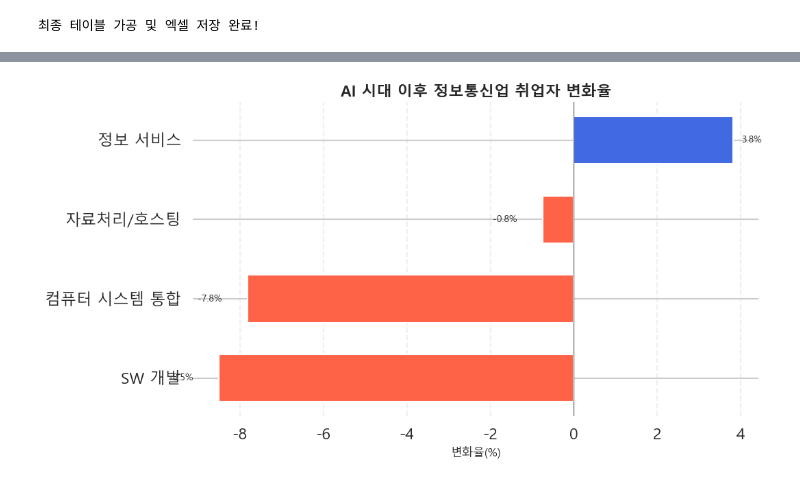
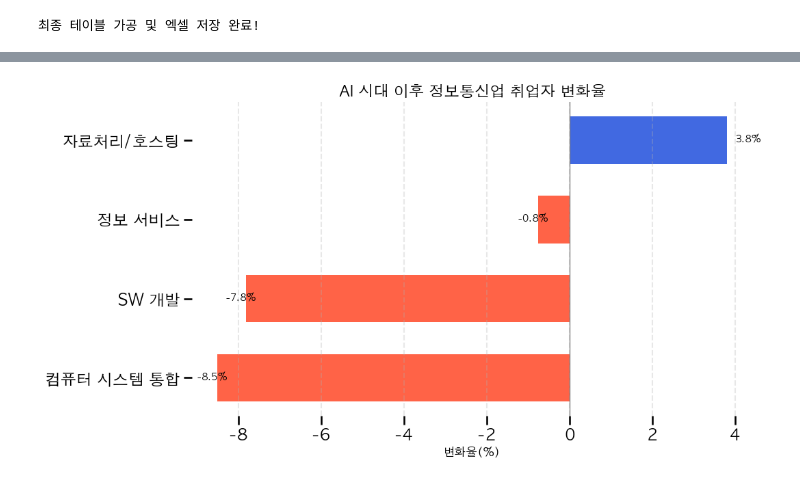
Before and after one commit to chicwr3003-netizen/seowon-python, a Jupyter notebook: project.ipynb, the cells around one changed output, grey strips where cells are left out. Saved outputs shown, nothing was run; the diff lists cells and outputs as text; code cells hidden in the pictures.

```diff
--- a/project.ipynb
+++ b/project.ipynb
@@ -132,11 +133,25 @@ df
 # %%
 final_dataframe = pd.DataFrame(df).T
 final_df.to_excel("데이터 완료.xlsx")
+# %%
+rename_dict = {
+
+    '582.소프트웨어 개발 및 공급업':'SW 개발',
+
+    '620.컴퓨터 프로그래밍, 시스템 통합 및 관리업':'컴퓨터 시스템 통합',
+
+    '631.자료 처리, 호스팅, 포털 및 기타 인터넷 정보 매개 서비스업':'자료처리/호스팅',
+
+    '639.기타 정보 서비스업':'정보 서비스'
+
+}
+
+df = df.rename(index=rename_dict)
 # %%
 total = df.sum(axis=0)
 sns.set_context("talk")
 
-plt.rcParams['font.family'] = 'Malgun Gothic'
+plt.rcParams['font.family'] = 'AppleGothic'
 plt.rcParams['axes.unicode_minus'] = False
 
 plt.figure(figsize=(10,5))
@@ -156,5 +171,5 @@ plt.show()
 # %%
-plt.rcParams['font.family'] = 'Malgun Gothic'
+plt.rcParams['font.family'] = 'AppleGothic'
 plt.rcParams['axes.unicode_minus'] = False
 sns.set_context("talk")
 change_rate = (
@@ -164,21 +179,13 @@ change_rate = (
 
 change_rate = change_rate.sort_values()
 
-# 이름 간단하게
-labels = [
-    'SW 개발',
-    '컴퓨터 시스템 통합',
-    '자료처리/호스팅',
-    '정보 서비스'
-]
-
 # 색상
 colors = ['tomato' if x < 0 else 'royalblue' for x in change_rate.values]
 
 plt.figure(figsize=(11,6))
 
 bars = plt.barh(
-    labels,
+    change_rate.index,
     change_rate.values,
     color=colors,
     height=0.6
@@ -190,32 +197,32 @@ plt.axvline(0, color='gray', linewidth=1)
 # 값 표시
 for bar in bars:
     width = bar.get_width()
 
     plt.text(
-        width + 0.2 if width > 0 else width - 1.2,
+        width + 0.2 if width > 0 else width - 0.5,
         bar.get_y() + bar.get_height()/2,
         f'{width:.1f}%',
         va='center',
         fontsize=10
     )
 
 # 스타일
 plt.title(
     'AI 시대 이후 정보통신업 취업자 변화율',
     fontsize=16,
     fontweight='bold'
 )
 
 plt.xlabel('변화율(%)', fontsize=12)
 
 # 위/오른쪽 테두리 제거
 plt.box(False)
 
 # 연한 가로선
 plt.grid(axis='x', linestyle='--', alpha=0.3)
 
 plt.tight_layout()
 
 plt.show()
 # %% [output]
-[figure, old version]
+[figure, new version]
```
Also changed, not shown: parts of 5 cells of this notebook, 4 other files.
